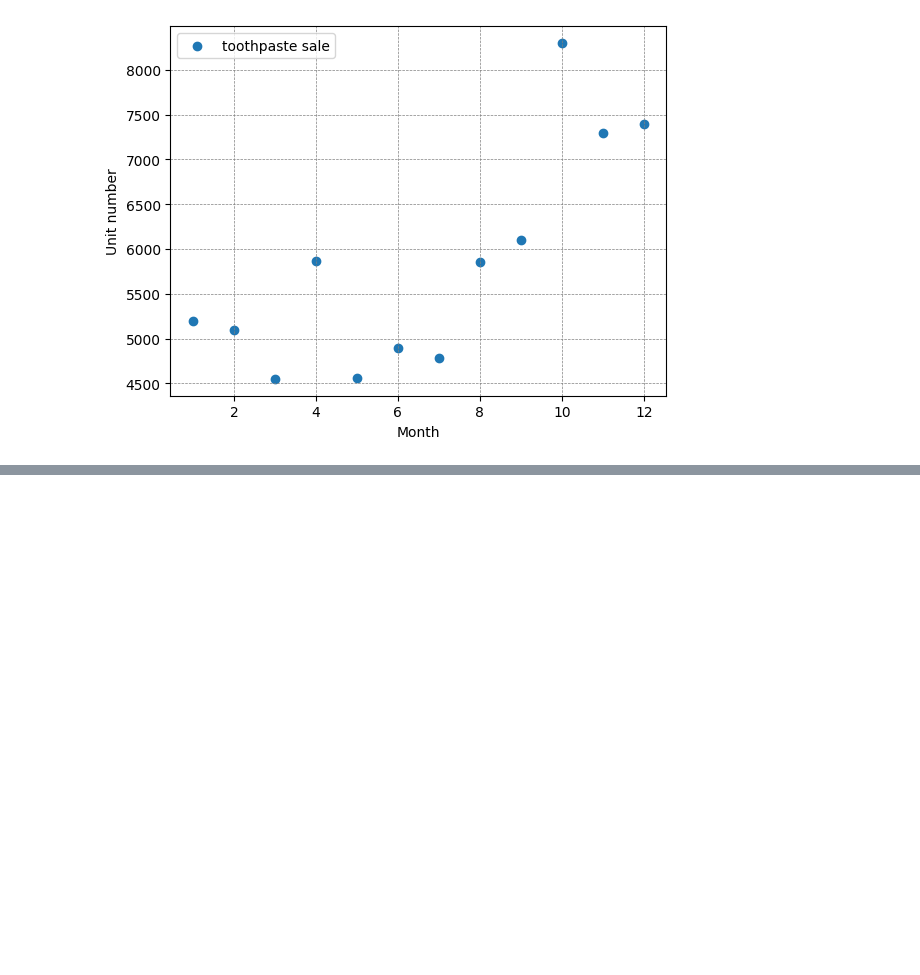
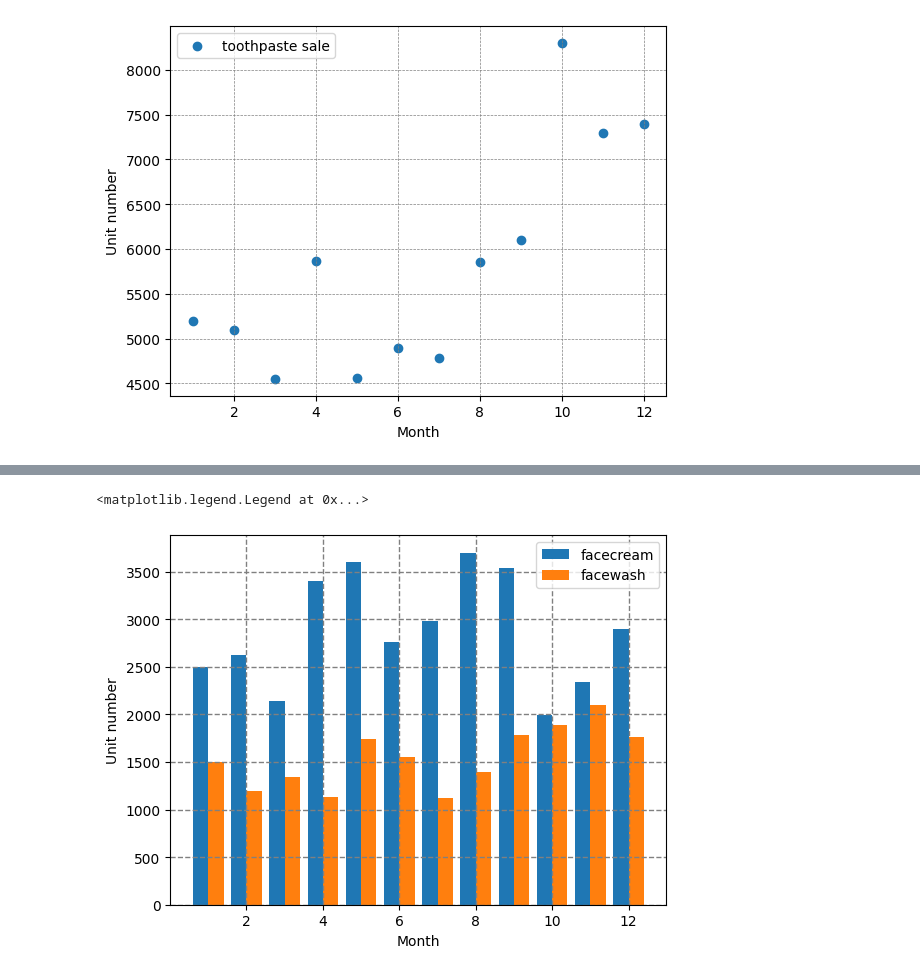
Before and after one commit to nguyenhieuhero/PythonBasic, a Jupyter notebook: w10/11_matplotlib/company-sale/Exercises.ipynb, the cells around one changed output, grey strips where cells are left out. Drawn from its saved outputs; the diff is of its cells as text; code cells hidden in the pictures; blank space fills up the shorter version.

```diff
--- a/w10/11_matplotlib/company-sale/Exercises.ipynb
+++ b/w10/11_matplotlib/company-sale/Exercises.ipynb
@@ -76,6 +77,17 @@ plt.legend()
 ### Exercise 5: Read face cream and facewash product sales data and show it using the bar chart
 
 ![img](img/05.png)
+# %%
+X_axis = np.arange(len(data))
+plt.bar(data['month_number'] - 0.2, data['facecream'], 0.4, label = 'facecream')
+plt.bar(data['month_number'] + 0.2, data['facewash'], 0.4, label = 'facewash')
+plt.grid(color = 'gray', linestyle = '--', linewidth = 1)
+plt.xlabel("Month")
+plt.ylabel("Unit number")
+plt.legend()
+# %% [output]
+<matplotlib.legend.Legend at 0x...>
+[figure, added]
 # %% [markdown]
 ### Exercise 6: Read sales data of bathing soap of all months and show it using a bar chart. Save this plot to your hard disk
 
```
Also changed, not shown: parts of 5 cells of this notebook, 1 other file.
